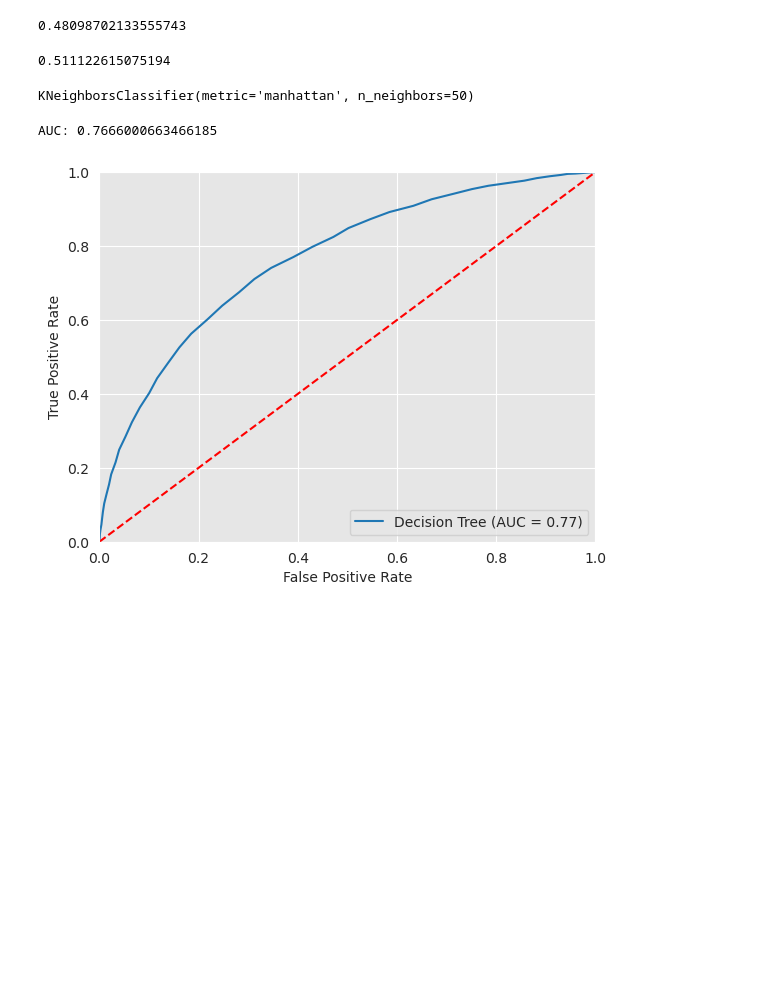
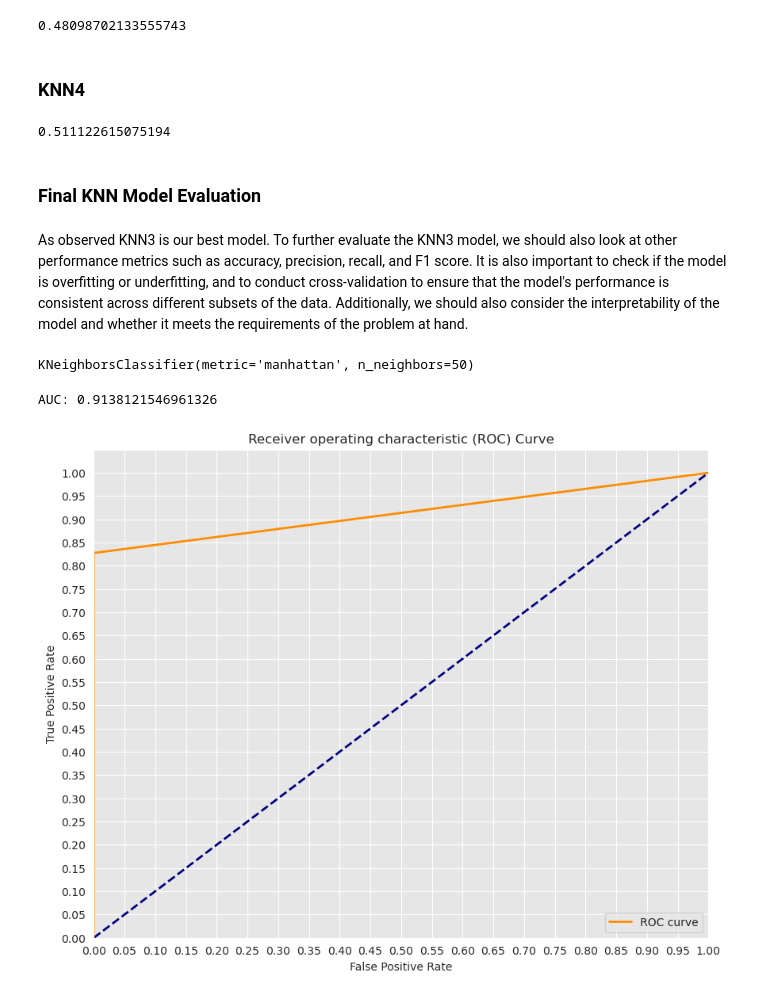
Before and after one commit to gibwanjau0/Chicago-Car-Crash-Project, a Jupyter notebook: CHICAGO CAR CRASHES PREJECT.ipynb, the cells around one changed output. Saved outputs shown, nothing was run; the diff lists cells and outputs as text; code cells hidden in the pictures; blank space fills up the shorter version.

```diff
--- a/CHICAGO CAR CRASHES PREJECT.ipynb
+++ b/CHICAGO CAR CRASHES PREJECT.ipynb
@@ -1172,7 +1179,7 @@ for max_feature in max_features:
     dt = DecisionTreeClassifier(criterion='entropy', max_features=max_feature, random_state=42)
     dt.fit(X_train, y_train)
     train_pred = dt.predict(X_train)
-    false_positive_rate, true_positive_rate, thresholds = roc_curve(y_oversampled, train_pred)
+    false_positive_rate, true_positive_rate, thresholds = roc_curve(y_train, train_pred)
     roc_auc = auc(false_positive_rate, true_positive_rate)
     train_results.append(roc_auc)
     y_pred = dt.predict(X_test)
@@ -1365,18 +1356,0 @@ LogisticRegression(C=100000.0, l1_ratio=0, penalty='elasticnet', solver='saga')
-# %%
-# Predict probabilities for the test data
-y_prob = logreg3.predict_proba(X_test)[:,1]
-
-# Calculate the AUC score
-auc = roc_auc_score(y_test, y_prob)
-print("AUC:", auc)
-
-# Plot the AUC curve
-fpr, tpr, thresholds = roc_curve(y_test, y_prob)
-plt.plot(fpr, tpr, label='Decision Tree (AUC = %0.2f)' % auc)
-plt.legend(loc='lower right')
-plt.plot([0,1],[0,1],'r--')
-plt.xlim([0,1])
-plt.ylim([0,1])
-plt.ylabel('True Positive Rate')
-plt.xlabel('False Positive Rate')
-plt.show()
@@ -1415,6 +1387,8 @@ knn_third_log_loss = -cross_val_score(knn_third_model, X_train, y_train, scoring
 knn_third_log_loss
 # %% [output]
 0.48098702133555743
+# %% [markdown]
+### KNN4
 # %%
 knn_fourth_model = KNeighborsClassifier(n_neighbors=75, metric="manhattan")
 
@@ -1422,6 +1396,10 @@ knn_fourth_log_loss = -cross_val_score(knn_fourth_model, X_train, y_train, scori
 knn_fourth_log_loss
 # %% [output]
 0.511122615075194
+# %% [markdown]
+### Final KNN Model Evaluation
+# %% [markdown]
+As observed KNN3 is our best model. To further evaluate the KNN3 model, we should also look at other performance metrics such as accuracy, precision, recall, and F1 score. It is also important to check if the model is overfitting or underfitting, and to conduct cross-validation to ensure that the model's performance is consistent across different subsets of the data. Additionally, we should also consider the interpretability of the model and whether it meets the requirements of the problem at hand.
 # %%
 #
 final_model = KNeighborsClassifier(n_neighbors=50, metric="manhattan")
@@ -1431,23 +1409,27 @@ final_model.fit(X_train, y_train)
 # %% [output]
 KNeighborsClassifier(metric='manhattan', n_neighbors=50)
 # %%
-# Predict probabilities for the test data
-y_prob = final_model.predict_proba(X_test)[:,1]
+# Seaborn's beautiful styling
+sns.set_style('darkgrid', {'axes.facecolor': '0.9'})
 
-# Calculate the AUC score
-auc = roc_auc_score(y_test, y_prob)
-print("AUC:", auc)
+# Print AUC
+print('AUC: {}'.format(auc(fpr, tpr)))
 
-# Plot the AUC curve
-fpr, tpr, thresholds = roc_curve(y_test, y_prob)
-plt.plot(fpr, tpr, label='Decision Tree (AUC = %0.2f)' % auc)
+# Plot the ROC curve
+plt.figure(figsize=(10, 8))
+lw = 2
+plt.plot(fpr, tpr, color='darkorange',
+         lw=lw, label='ROC curve')
+plt.plot([0, 1], [0, 1], color='navy', lw=lw, linestyle='--')
+plt.xlim([0.0, 1.0])
+plt.ylim([0.0, 1.05])
+plt.yticks([i/20.0 for i in range(21)])
+plt.xticks([i/20.0 for i in range(21)])
+plt.xlabel('False Positive Rate')
+plt.ylabel('True Positive Rate')
+plt.title('Receiver operating characteristic (ROC) Curve')
 plt.legend(loc='lower right')
-plt.plot([0,1],[0,1],'r--')
-plt.xlim([0,1])
-plt.ylim([0,1])
-plt.ylabel('True Positive Rate')
-plt.xlabel('False Positive Rate')
 plt.show()
 # %% [output]
-AUC: 0.7666000663466185
+AUC: 0.9138121546961326
-[figure, old version]
+[figure, new version]
```
Also changed, not shown: parts of 28 cells of this notebook, 1 other file.
